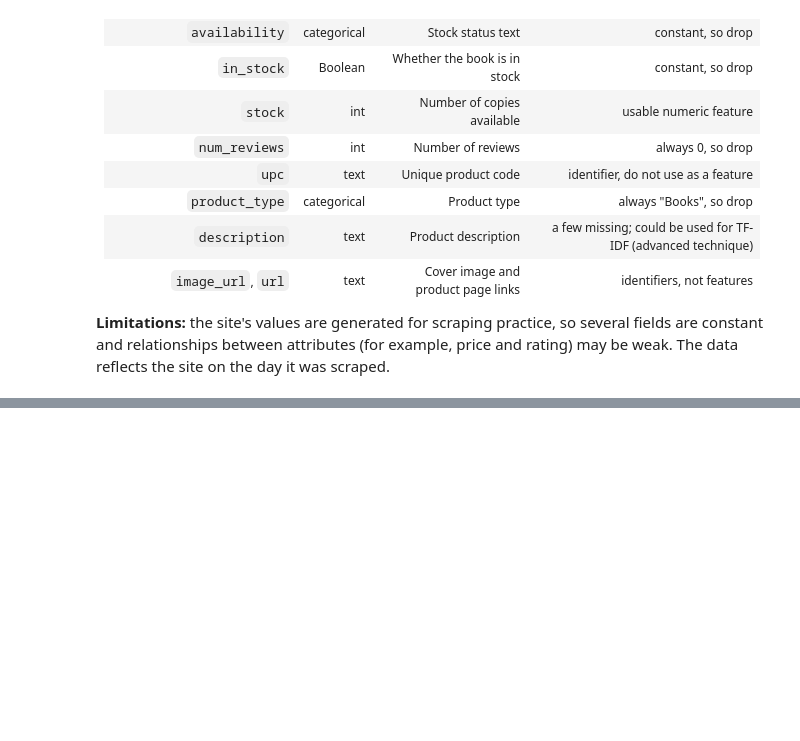
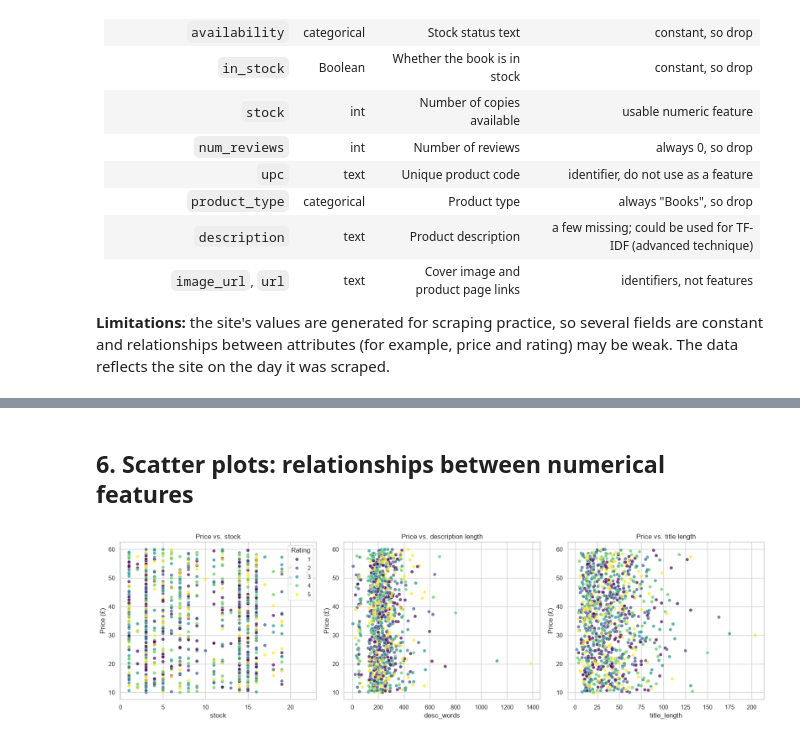
Before and after one commit to Sufwan499/E-CommerceProject_L250035, a Jupyter notebook: PFAI_Project_25L_0035.ipynb, the cells around one changed output, grey strips where cells are left out. Cells and saved outputs as stored; diff of their text form; code cells hidden in the pictures; blank space fills up the shorter version.

```diff
--- a/PFAI_Project_25L_0035.ipynb
+++ b/PFAI_Project_25L_0035.ipynb
@@ -533,0 +782,22 @@ Name: count, dtype: int64
+# %% [markdown]
+## 6. Scatter plots: relationships between numerical features
+# %%
+fig, axes = plt.subplots(1, 3, figsize=(17, 5))
+
+sns.scatterplot(data=df, x="stock", y="price", hue="rating", palette="viridis", alpha=0.7, ax=axes[0])
+axes[0].set_title("Price vs. stock")
+
+sns.scatterplot(data=df, x="desc_words", y="price", hue="rating", palette="viridis", alpha=0.7, ax=axes[1], legend=False)
+axes[1].set_title("Price vs. description length")
+
+sns.scatterplot(data=df, x="title_length", y="price", hue="rating", palette="viridis", alpha=0.7, ax=axes[2], legend=False)
+axes[2].set_title("Price vs. title length")
+
+for ax in axes:
+    ax.set_ylabel("Price (£)")
+axes[0].legend(title="Rating", loc="upper right")
+fig.tight_layout()
+save(fig, "04_scatter_price")
+plt.show()
+# %% [output]
+[figure, added]
```
Also changed, not shown: parts of 35 cells of this notebook.
